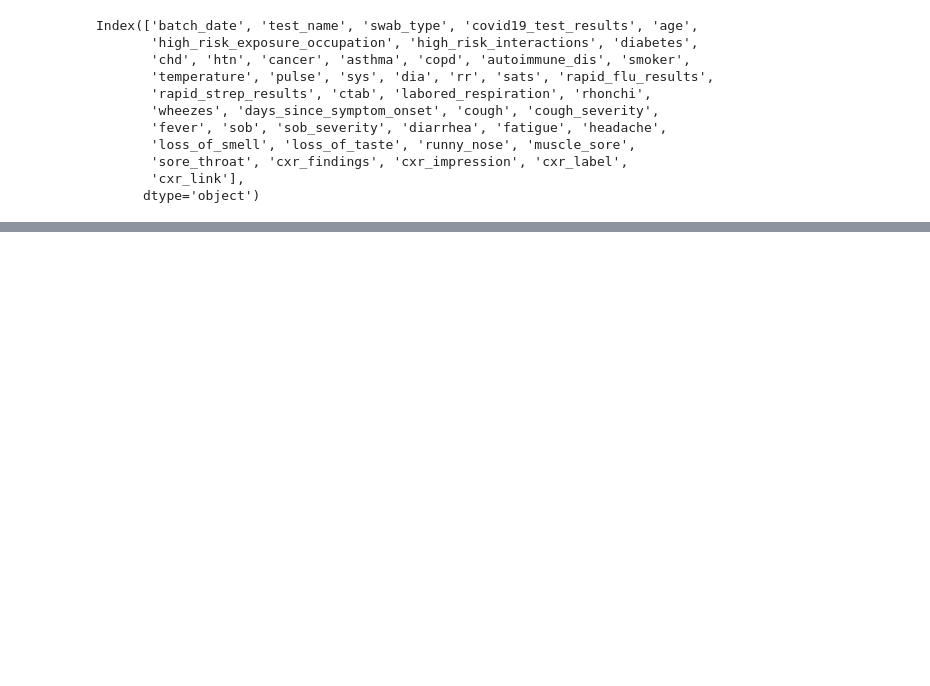
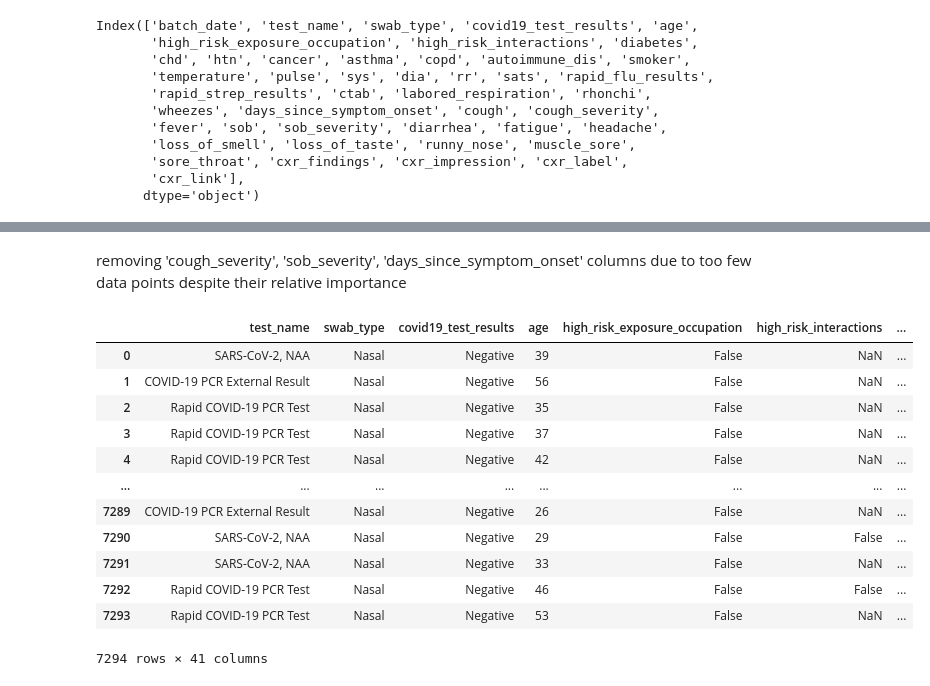
Before and after one commit to soipanhamisi/KNN_Classification_Regression_Analysis, a Jupyter notebook: notebooks/tree-based-modelling.ipynb, the cells around one changed output, grey strips where cells are left out. Saved outputs shown, nothing was run; the diff lists cells and outputs as text; code cells hidden in the pictures; blank space fills up the shorter version.

```diff
--- a/notebooks/tree-based-modelling.ipynb
+++ b/notebooks/tree-based-modelling.ipynb
@@ -47,0 +60,2 @@ Index(['batch_date', 'test_name', 'swab_type', 'covid19_test_results', 'age',
+# %%
+covid_ds = covid_ds.drop('batch_date', axis=1)
@@ -47,0 +73,2 @@ Index(['batch_date', 'test_name', 'swab_type', 'covid19_test_results', 'age',
+# %%
+covid_ds['high_risk_exposure_occupation'] = covid_ds['high_risk_exposure_occupation'].apply(lambda x: False if pd.isna(x) else x)
@@ -47,0 +89,8 @@ Index(['batch_date', 'test_name', 'swab_type', 'covid19_test_results', 'age',
+# %%
+cols = [
+    'sats',
+    'temperature',
+]
+
+for c in cols:
+    covid_ds[c] = covid_ds[c].fillna(covid_ds[c].mean())
@@ -47,0 +107,23 @@ Index(['batch_date', 'test_name', 'swab_type', 'covid19_test_results', 'age',
+# %% [markdown]
+removing 'cough_severity',
+    'sob_severity',
+    'days_since_symptom_onset' columns due to too few data points despite their relative importance
+# %%
+covid_ds = covid_ds.drop(['cough_severity',
+    'sob_severity',
+    'days_since_symptom_onset'], axis=1)
+covid_ds
+# %% [output]
+|  | test_name | swab_type | covid19_test_results | age | high_risk_exposure_occupation | high_risk_interactions | ... |
+| 0 | SARS-CoV-2, NAA | Nasal | Negative | 39 | False | NaN | ... |
+| 1 | COVID-19 PCR External Result | Nasal | Negative | 56 | False | NaN | ... |
+| 2 | Rapid COVID-19 PCR Test | Nasal | Negative | 35 | False | NaN | ... |
+| 3 | Rapid COVID-19 PCR Test | Nasal | Negative | 37 | False | NaN | ... |
+| 4 | Rapid COVID-19 PCR Test | Nasal | Negative | 42 | False | NaN | ... |
+| ... | ... | ... | ... | ... | ... | ... | ... |
+| 7289 | COVID-19 PCR External Result | Nasal | Negative | 26 | False | NaN | ... |
+| 7290 | SARS-CoV-2, NAA | Nasal | Negative | 29 | False | False | ... |
+| 7291 | SARS-CoV-2, NAA | Nasal | Negative | 33 | False | NaN | ... |
+| 7292 | Rapid COVID-19 PCR Test | Nasal | Negative | 46 | False | False | ... |
+| 7293 | Rapid COVID-19 PCR Test | Nasal | Negative | 53 | False | NaN | ... |
+7294 rows × 41 columns
```
Also changed, not shown: parts of 35 cells of this notebook.
